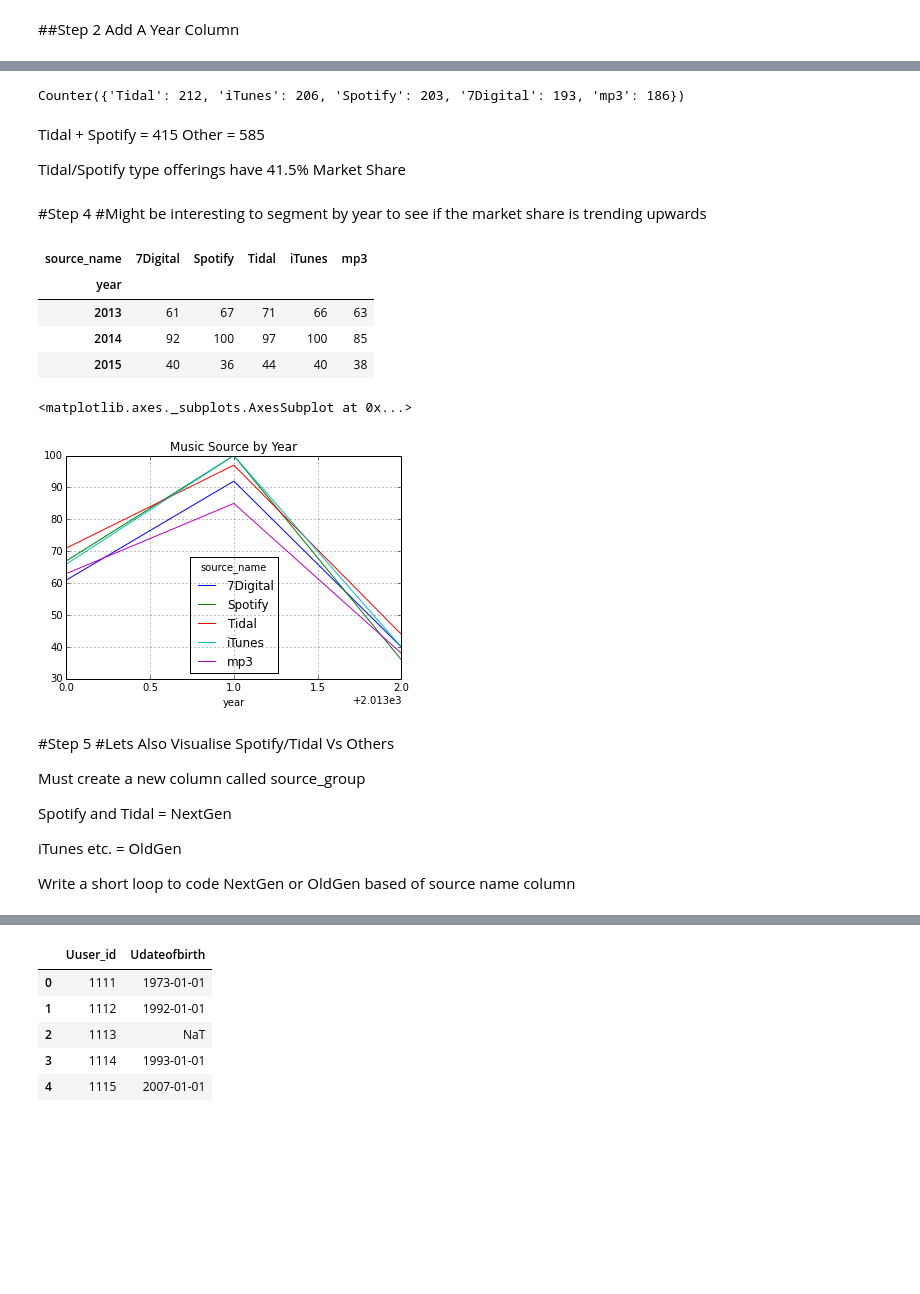
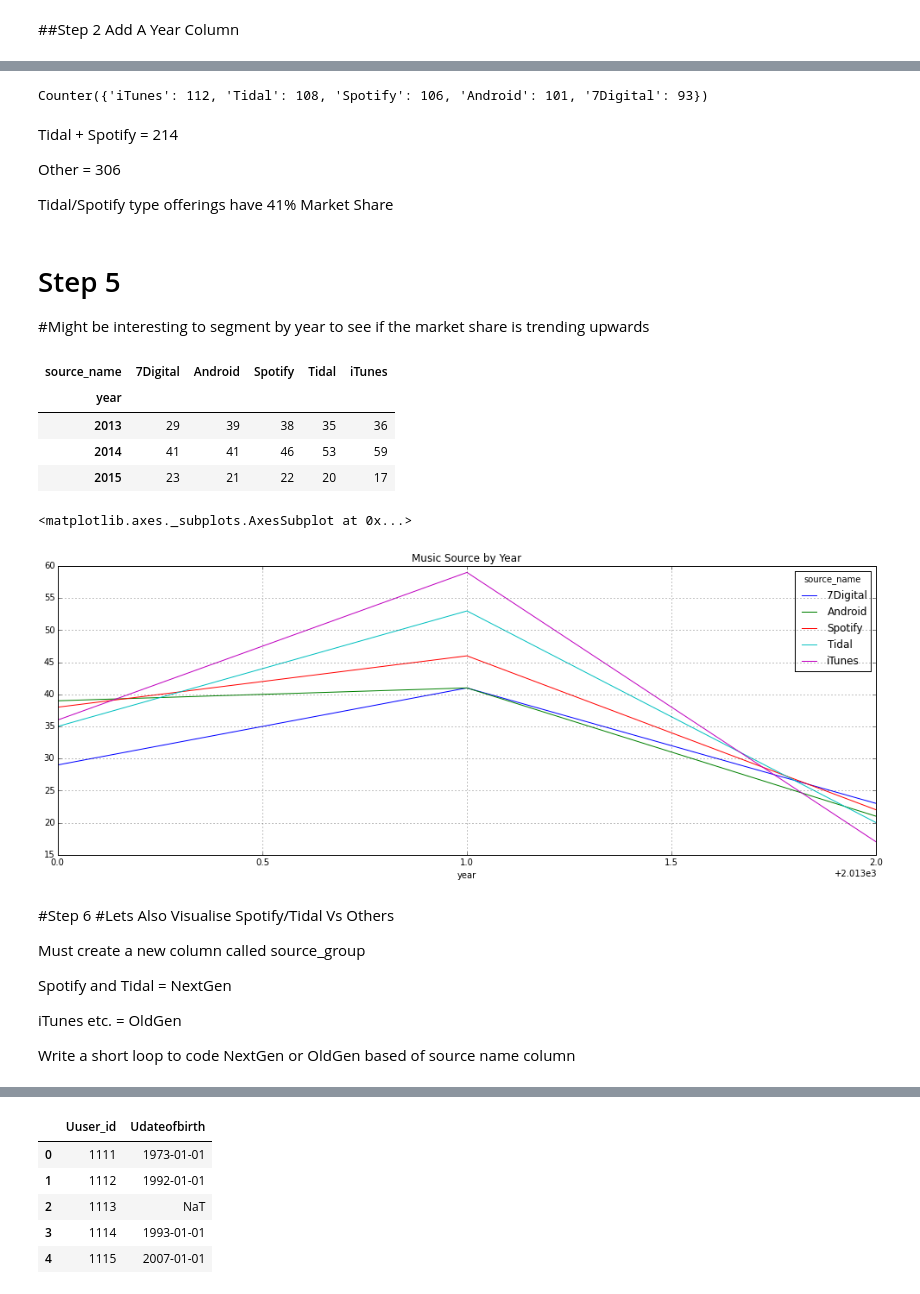
Before and after one commit to MarcusoHanlon/Soundwave, a Jupyter notebook: Soundwave_DataAnalysis.ipynb, the cells around one changed output, grey strips where cells are left out. Saved outputs shown, nothing was run; the diff lists cells and outputs as text; code cells hidden in the pictures; blank space fills up the shorter version.

```diff
--- a/Soundwave_DataAnalysis.ipynb
+++ b/Soundwave_DataAnalysis.ipynb
@@ -38 +40,3 @@ df['year'] = df['time'].apply(
+# %%
+df = df.drop(df[df.platform == 'Ios'].index)
 # %% [markdown]
@@ -42,38 +46,39 @@ from collections import Counter
 myDict=Counter(df.source_name)
 myDict
 # %% [output]
-Counter({'Tidal': 212, 'iTunes': 206, 'Spotify': 203, '7Digital': 193, 'mp3': 186})
+Counter({'iTunes': 112, 'Tidal': 108, 'Spotify': 106, 'Android': 101, '7Digital': 93})
 # %% [markdown]
-Tidal + Spotify = 415
-Other = 585
+Tidal + Spotify = 214
 
-Tidal/Spotify type offerings have 41.5% Market Share
+Other = 306
+
+Tidal/Spotify type offerings have 41% Market Share
 # %%
 df['Tidal'] = df.apply(lambda x: 1 if x['source_name'] == 'Tidal' else 0,  axis=1)
 df['iTunes'] = df.apply(lambda x: 1 if x['source_name'] == 'iTunes' else 0,  axis=1)
 df['Spotify'] = df.apply(lambda x: 1 if x['source_name'] == 'Spotify' else 0,  axis=1)
 df['7Digital'] = df.apply(lambda x: 1 if x['source_name'] == '7Digital' else 0,  axis=1)
-df['mp3'] = df.apply(lambda x: 1 if x['source_name'] == 'mp3' else 0,  axis=1)
+df['Android'] = df.apply(lambda x: 1 if x['source_name'] == 'Android' else 0,  axis=1)
 # %% [markdown]
-#Step 4
+# Step 5
 #Might be interesting to segment by year to see if the market share is trending upwards
 # %%
 pivot_year = df.pivot_table('action_type',rows='year',cols='source_name', aggfunc=len,fill_value=0)
 pivot_year
 # %% [output]
-| source_name | 7Digital | Spotify | Tidal | iTunes | mp3 |
+| source_name | 7Digital | Android | Spotify | Tidal | iTunes |
 | year |  |  |  |  |  |
-| 2013 | 61 | 67 | 71 | 66 | 63 |
-| 2014 | 92 | 100 | 97 | 100 | 85 |
-| 2015 | 40 | 36 | 44 | 40 | 38 |
+| 2013 | 29 | 39 | 38 | 35 | 36 |
+| 2014 | 41 | 41 | 46 | 53 | 59 |
+| 2015 | 23 | 21 | 22 | 20 | 17 |
 # %%
 
-pivot_year.plot(title='Music Source by Year')
+pivot_year.plot(title='Music Source by Year',figsize=(17, 6))
 # %% [output]
 <matplotlib.axes._subplots.AxesSubplot at 0x...>
-[figure, old version]
+[figure, new version]
 # %% [markdown]
-#Step 5
+#Step 6
 #Lets Also Visualise Spotify/Tidal Vs Others
 
 Must create a new column called source_group
```
Also changed, not shown: parts of 14 cells of this notebook, 22 other files.
